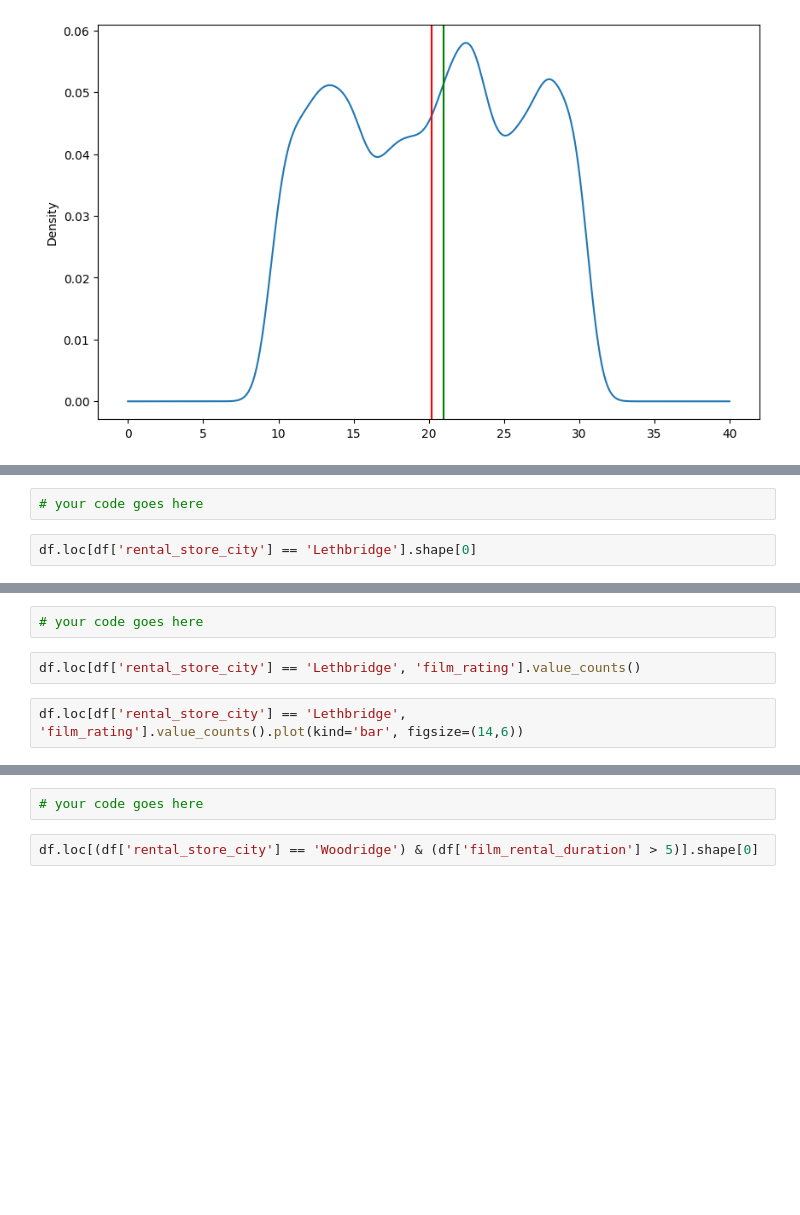
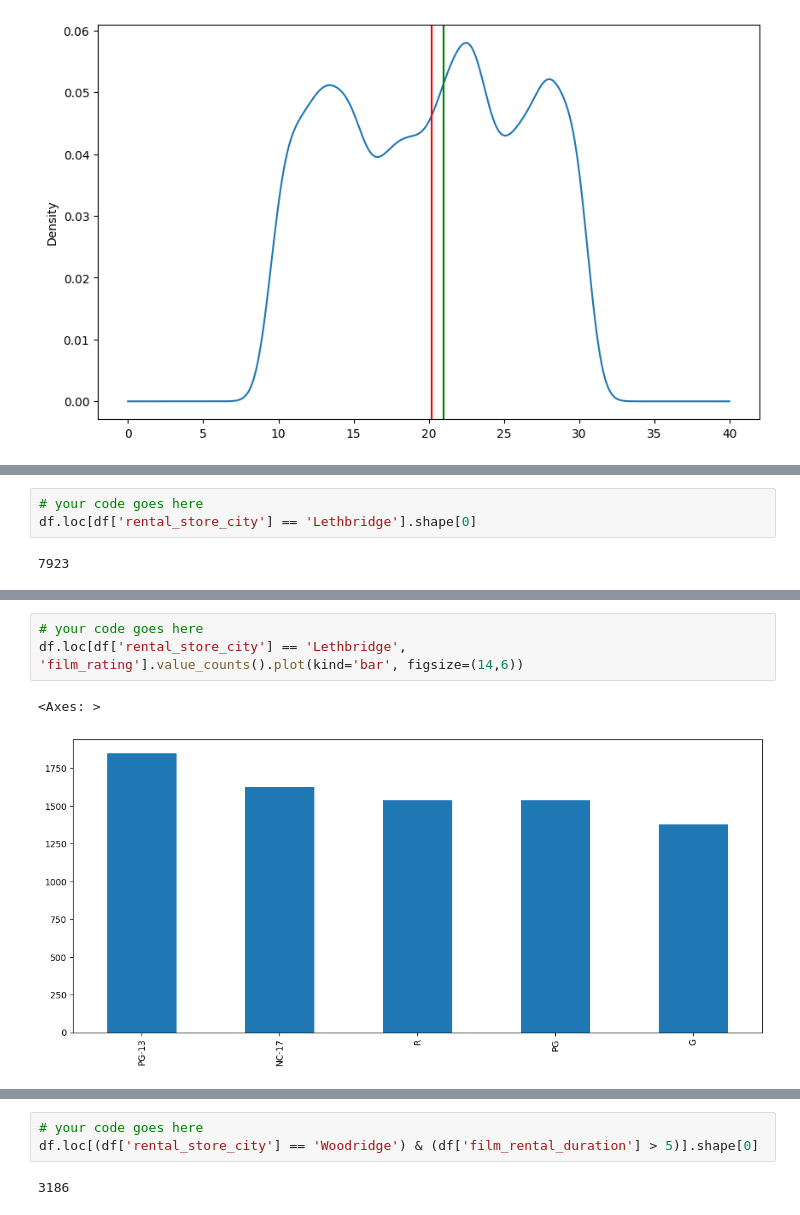
Before and after one commit to Muaadahmed/FreeCodeCamp-Pandas-Real-Life-Example, a Jupyter notebook: Exercises_2.ipynb, the cells around one changed output, grey strips where cells are left out. Cells and saved outputs as stored; diff of their text form; blank space fills up the shorter version.

```diff
--- a/Exercises_2.ipynb
+++ b/Exercises_2.ipynb
@@ -242,28 +277,30 @@ df.loc[df['film_daily_rental_rate'] == df['film_daily_rental_rate'].max()].head(
 ### How many rentals were made in Lethbridge city?
 # %%
 # your code goes here
+df.loc[df['rental_store_city'] == 'Lethbridge'].shape[0]
+# %% [output]
+7923
-# %%
-df.loc[df['rental_store_city'] == 'Lethbridge'].shape[0]
 # %% [markdown]
 ![green-divider](https://user-images.githubusercontent.com/7065401/52071924-c003ad80-2562-11e9-8297-1c6595f8a7ff.png)
 
 ### How many rentals of each film rating were made in Lethbridge city?
 
 Show a <b>bar plot</b> with each film rating count.
-# %%
-# your code goes here
 # %%
-df.loc[df['rental_store_city'] == 'Lethbridge', 'film_rating'].value_counts()
+# your code goes here
+df.loc[df['rental_store_city'] == 'Lethbridge', 'film_rating'].value_counts().plot(kind='bar', figsize=(14,6))
+# %% [output]
+<Axes: >
+[figure, added]
-# %%
-df.loc[df['rental_store_city'] == 'Lethbridge', 'film_rating'].value_counts().plot(kind='bar', figsize=(14,6))
 # %% [markdown]
 ![green-divider](https://user-images.githubusercontent.com/7065401/52071924-c003ad80-2562-11e9-8297-1c6595f8a7ff.png)
 
 ### How many rentals were made in Woodridge city with rental duration higher than 5 days?
 # %%
 # your code goes here
+df.loc[(df['rental_store_city'] == 'Woodridge') & (df['film_rental_duration'] > 5)].shape[0]
+# %% [output]
+3186
-# %%
-df.loc[(df['rental_store_city'] == 'Woodridge') & (df['film_rental_duration'] > 5)].shape[0]
 # %% [markdown]
 ![green-divider](https://user-images.githubusercontent.com/7065401/52071924-c003ad80-2562-11e9-8297-1c6595f8a7ff.png)
 
```
Also changed, not shown: parts of 28 cells of this notebook.
